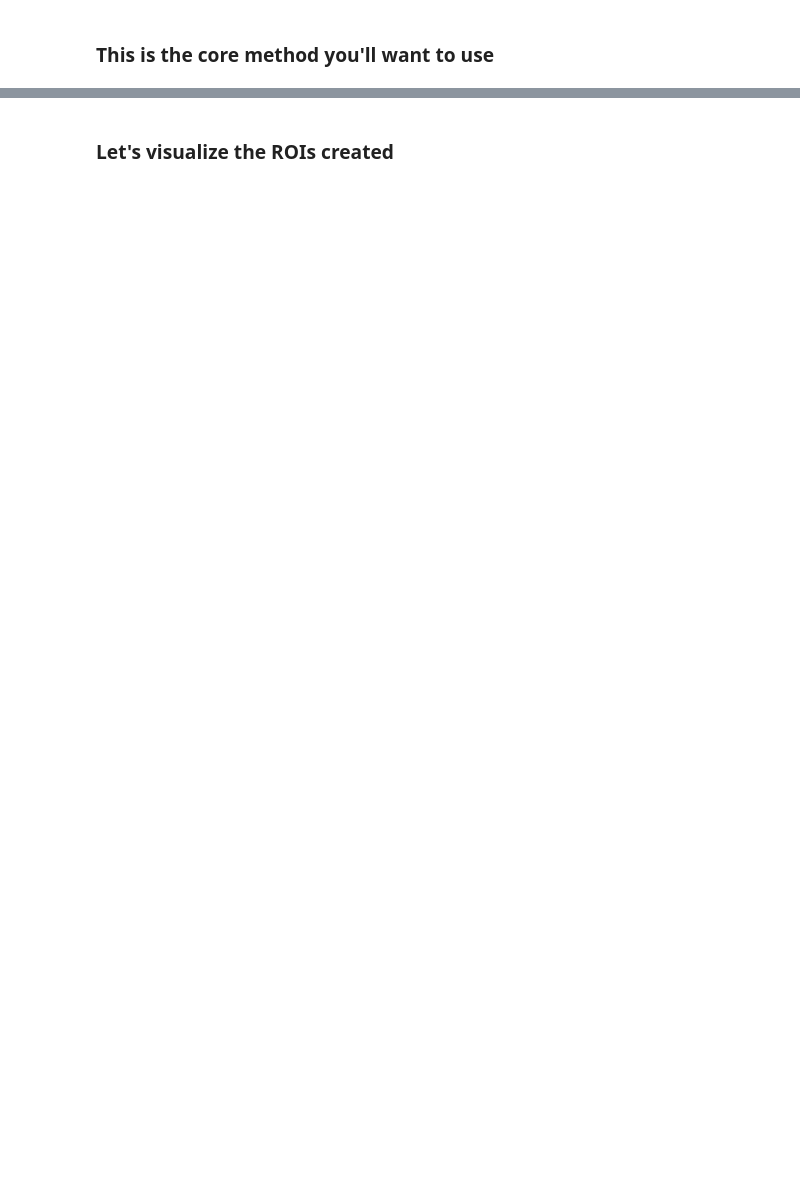
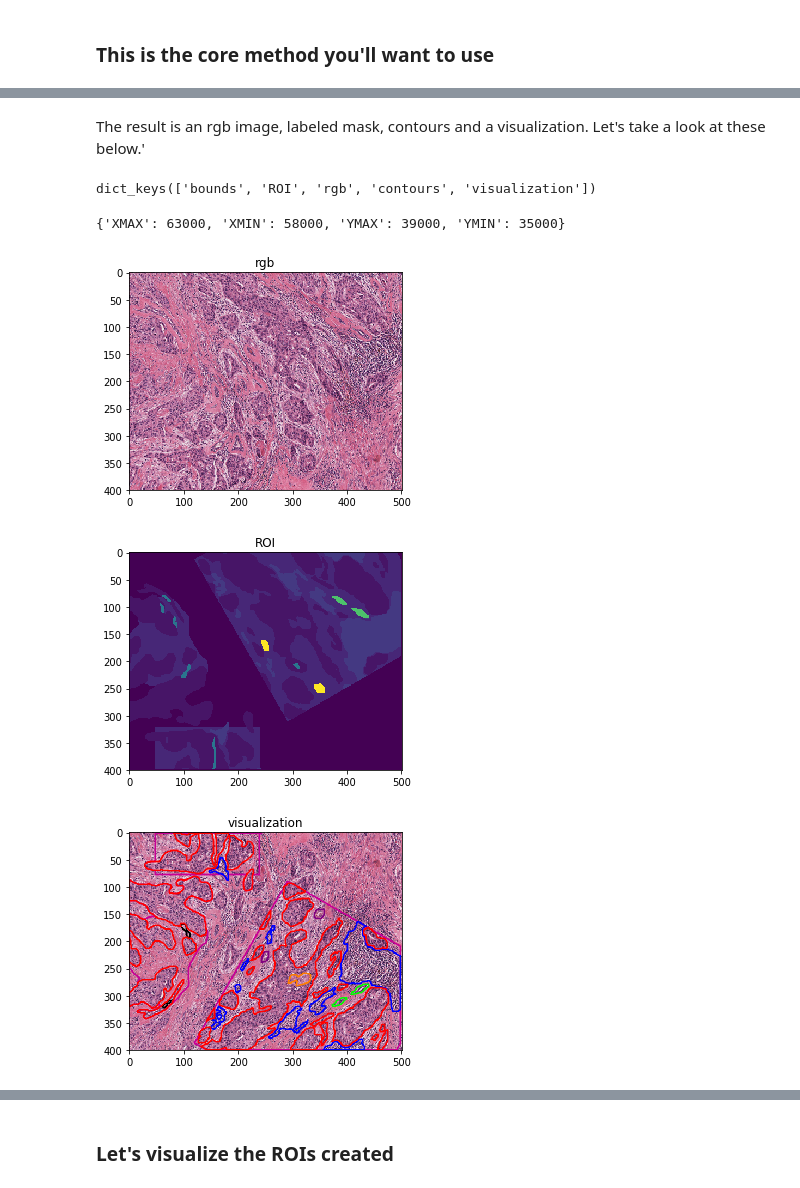
Before and after one commit to DigitalSlideArchive/HistomicsTK, a Jupyter notebook: docs/examples/annotations_to_masks_handler.ipynb, the cells around one changed output, grey strips where cells are left out. Saved outputs shown, nothing was run; the diff lists cells and outputs as text; code cells hidden in the pictures; blank space fills up the shorter version.

```diff
--- a/docs/examples/annotations_to_masks_handler.ipynb
+++ b/docs/examples/annotations_to_masks_handler.ipynb
@@ -153,0 +179,30 @@ print(get_all_roi_masks_for_slide.__doc__)
+# %%
+# other params
+get_roi_mask_kwargs = {
+    'iou_thresh': 0.0,
+    'crop_to_roi': True,
+    'use_shapely': True,
+    'verbose': False
+}
+get_contours_kwargs = {
+    'groups_to_get': None,
+    'roi_group': 'roi',
+    'get_roi_contour': True,
+    'discard_nonenclosed_background': True,
+    'background_group': 'mostly_stroma',
+    'MIN_SIZE': 10, 'MAX_SIZE': None,
+    'verbose': False, 'monitorPrefix': ""
+}
+
+# params for get_image_and_mask_from_slide()
+get_kwargs = {
+    'gc': gc, 'slide_id': SAMPLE_SLIDE_ID,
+    'GTCodes_dict': GTCodes.T.to_dict(),
+    'MPP': MPP,
+    'MAG': MAG,
+    'get_roi_mask_kwargs': get_roi_mask_kwargs,
+    'get_contours_kwargs': get_contours_kwargs,
+    'get_rgb': True,
+    'get_contours': True,
+    'get_visualization': True,
+}
@@ -153,0 +215,27 @@ print(get_all_roi_masks_for_slide.__doc__)
+# %%
+get_kwargs['bounds'] = {
+    'XMIN': 58000, 'XMAX': 63000,
+    'YMIN': 35000, 'YMAX': 39000
+}
+# %%
+# get specified region, let the method get and scale annotations
+roi_out = get_image_and_mask_from_slide(mode='manual_bounds', **get_kwargs)
+# %% [markdown]
+The result is an rgb image, labeled mask, contours and a visualization. Let's take a look at these below.'
+# %%
+roi_out.keys()
+# %% [output]
+dict_keys(['bounds', 'ROI', 'rgb', 'contours', 'visualization'])
+# %%
+roi_out['bounds']
+# %% [output]
+{'XMAX': 63000, 'XMIN': 58000, 'YMAX': 39000, 'YMIN': 35000}
+# %%
+for imstr in ['rgb', 'ROI', 'visualization']:
+    plt.imshow(roi_out[imstr])
+    plt.title(imstr)
+    plt.show()
+# %% [output]
+[figure, added]
+[figure, added]
+[figure, added]
```
Also changed, not shown: parts of 49 cells of this notebook, 2 other files.
